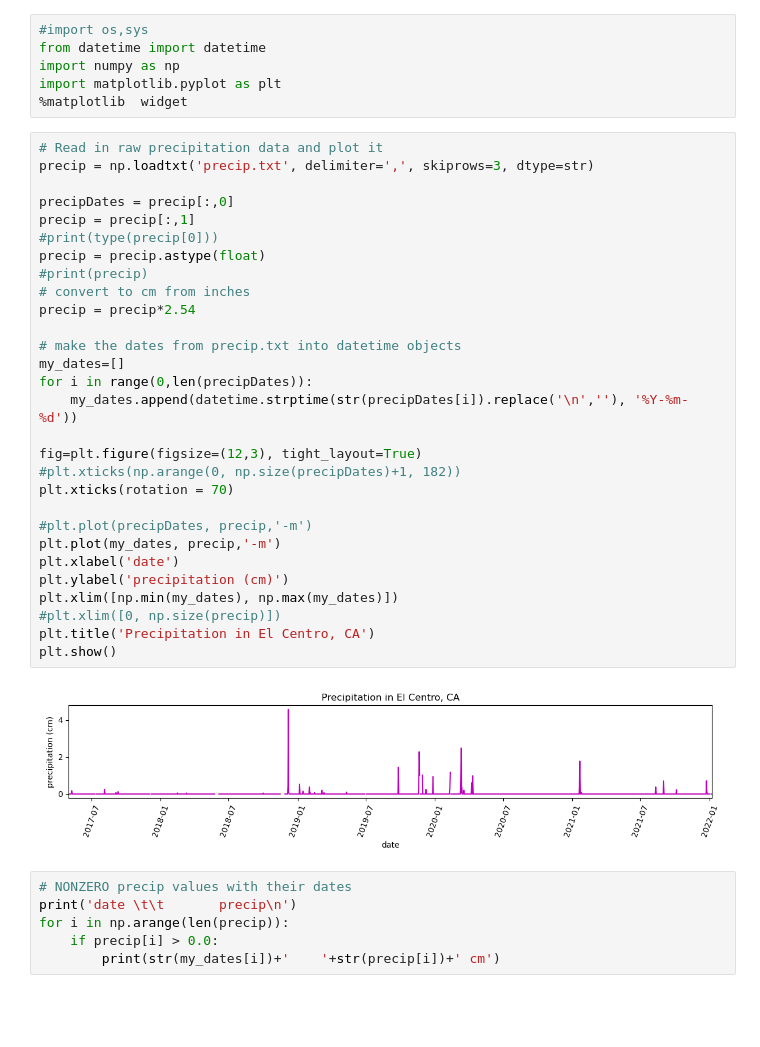
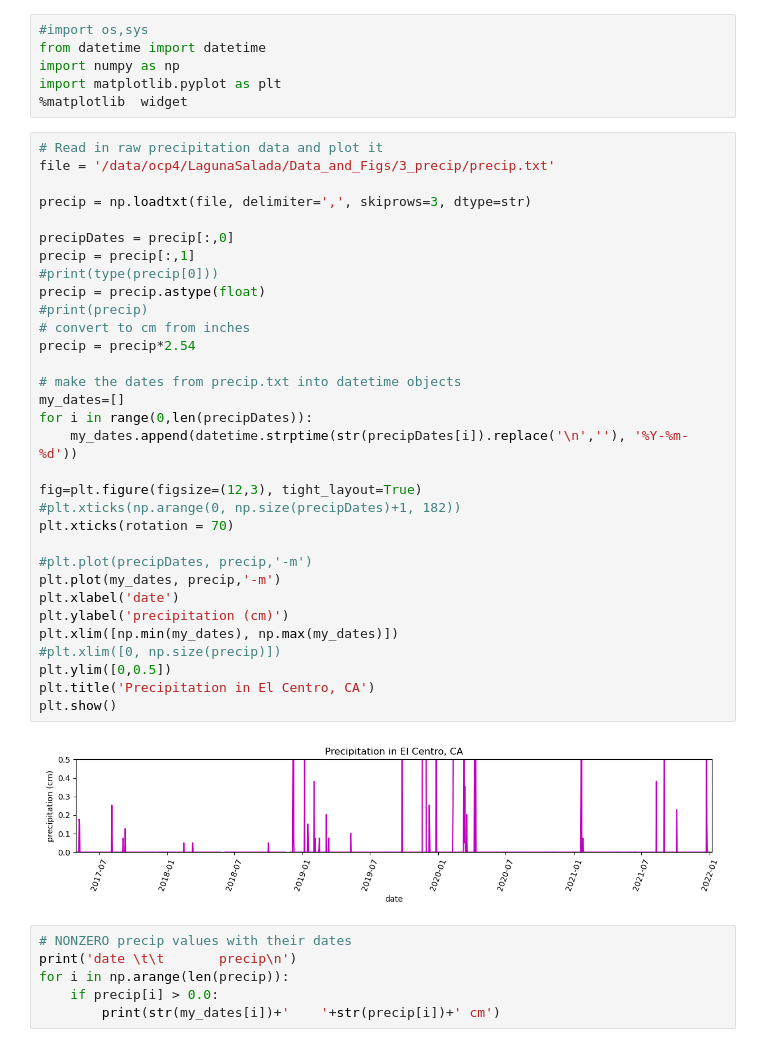
Before and after one commit to opaschall/LagunaSalada, a Jupyter notebook: 3_precip/Precip_plotting.ipynb, the cells around one changed output. Drawn from its saved outputs; the diff is of its cells as text; blank space fills up the shorter version.

```diff
--- a/3_precip/Precip_plotting.ipynb
+++ b/3_precip/Precip_plotting.ipynb
@@ -6,35 +6,38 @@ import matplotlib.pyplot as plt
 %matplotlib  widget
 # %%
 # Read in raw precipitation data and plot it
-precip = np.loadtxt('precip.txt', delimiter=',', skiprows=3, dtype=str)
+file = '/data/ocp4/LagunaSalada/Data_and_Figs/3_precip/precip.txt'
+
+precip = np.loadtxt(file, delimiter=',', skiprows=3, dtype=str)
 
 precipDates = precip[:,0]
 precip = precip[:,1]
 #print(type(precip[0]))
 precip = precip.astype(float)
 #print(precip)
 # convert to cm from inches
 precip = precip*2.54
 
 # make the dates from precip.txt into datetime objects
 my_dates=[]
 for i in range(0,len(precipDates)):
     my_dates.append(datetime.strptime(str(precipDates[i]).replace('\n',''), '%Y-%m-%d'))
 
 fig=plt.figure(figsize=(12,3), tight_layout=True)
 #plt.xticks(np.arange(0, np.size(precipDates)+1, 182))
 plt.xticks(rotation = 70)
 
 #plt.plot(precipDates, precip,'-m')
 plt.plot(my_dates, precip,'-m')
 plt.xlabel('date')
 plt.ylabel('precipitation (cm)')
 plt.xlim([np.min(my_dates), np.max(my_dates)])
 #plt.xlim([0, np.size(precip)])
+plt.ylim([0,0.5])
 plt.title('Precipitation in El Centro, CA')
 plt.show()
 # %% [output]
-[figure, old version]
+[figure, new version]
 # %%
 # NONZERO precip values with their dates
 print('date \t\t       precip\n')
```
Also changed, not shown: parts of 1 cell of this notebook, 3 other files.
